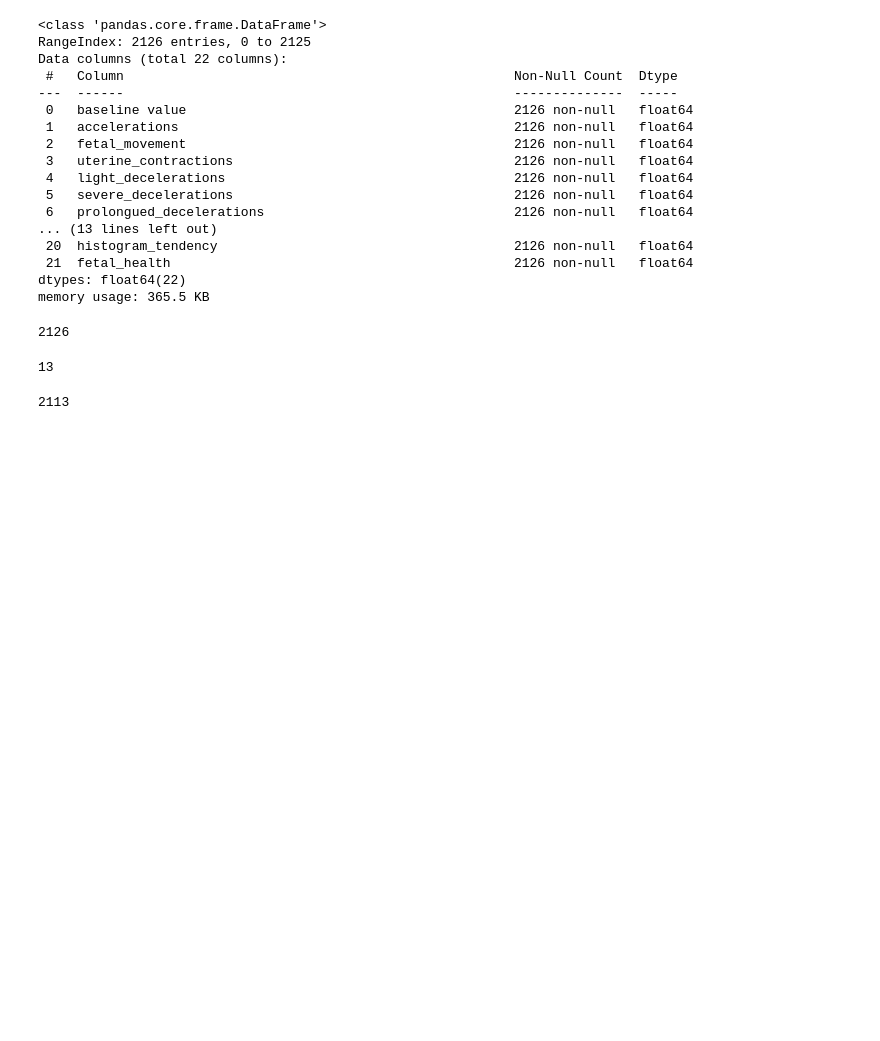
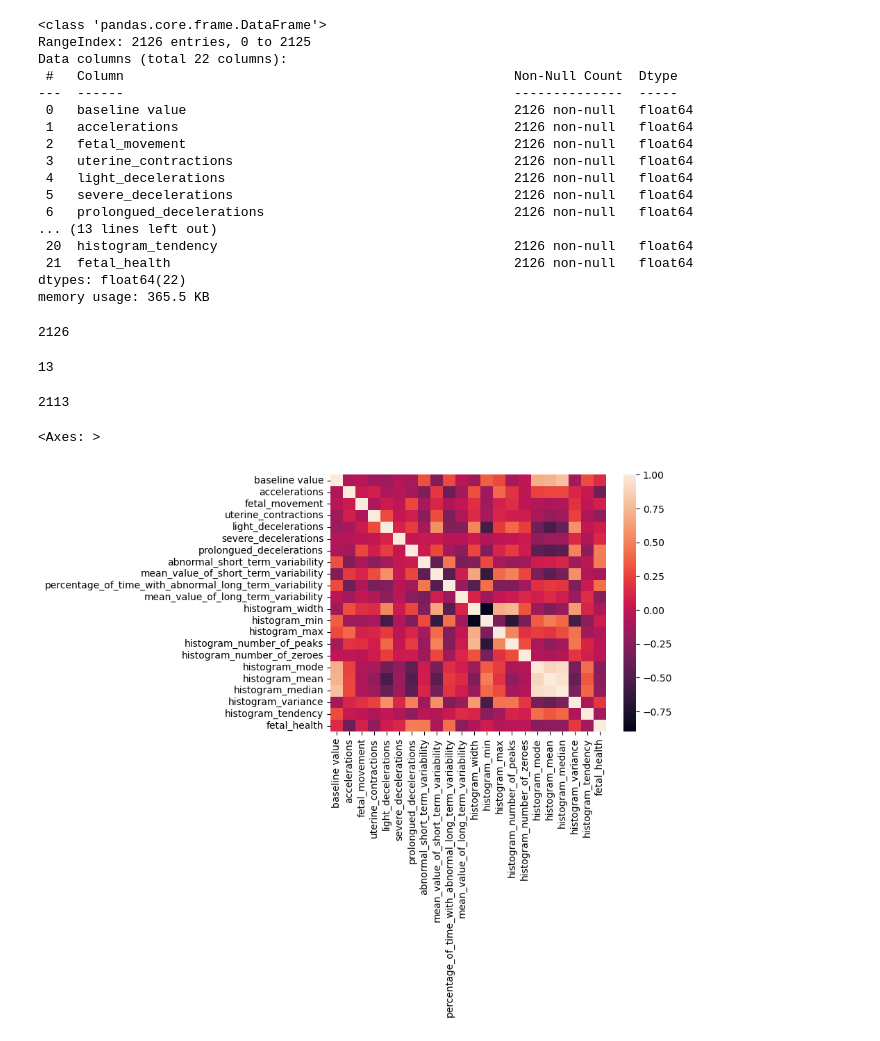
Before and after one commit to sallyca530/Fetal_Health, a Jupyter notebook: fetal_health_analysis.ipynb, the cells around one changed output. Saved outputs shown, nothing was run; the diff lists cells and outputs as text; code cells hidden in the pictures; blank space fills up the shorter version.

```diff
--- a/fetal_health_analysis.ipynb
+++ b/fetal_health_analysis.ipynb
@@ -20,7 +29,7 @@ from sklearn.metrics import confusion_matrix
 from sklearn.metrics import classification_report
 # %%
 # Load the data
-df = pd.read_csv('fetal_health.csv')
+df = pd.read_csv('data/fetal_health.csv')
 df.head()
 # %% [output]
 |  | baseline value | accelerations | fetal_movement | uterine_contractions | light_decelerations | ... |
@@ -68,3 +77,10 @@ df = df.drop_duplicates()
 len(df)
 # %% [output]
 2113
+# %%
+# Show heatmap of correlation
+correlacion = df.corr()
+sb.heatmap(correlacion)
+# %% [output]
+<Axes: >
+[figure, added]
```
Also changed, not shown: parts of 21 cells of this notebook, 1 other file.
